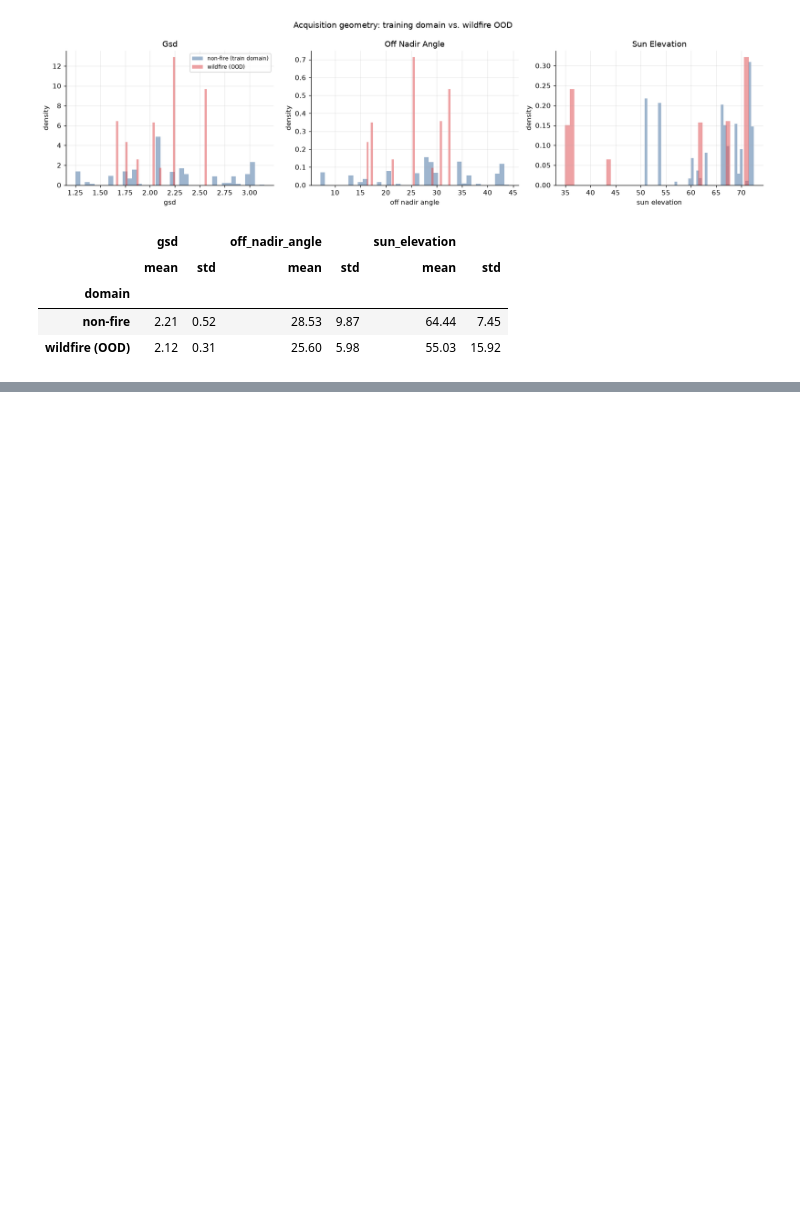
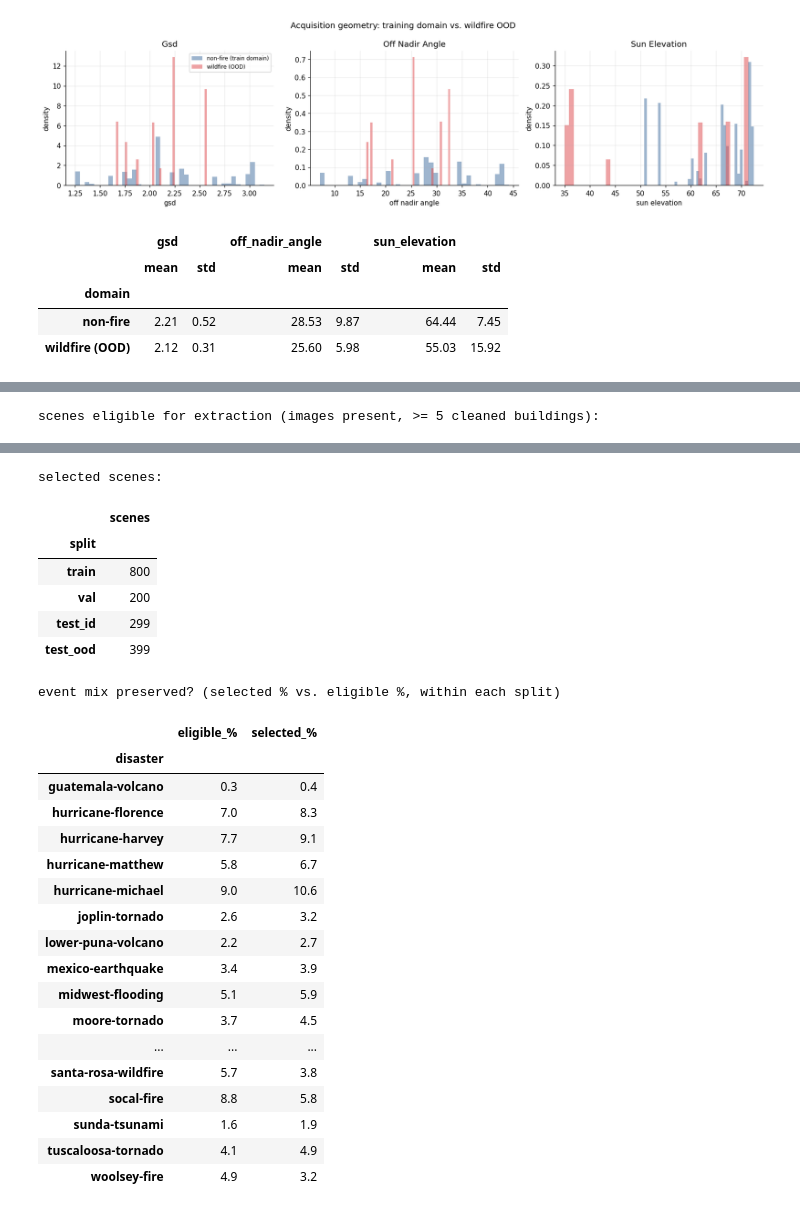
Before and after one commit to hitrova27-svg/satellite-disaster-damage-mapping, a Jupyter notebook: notebooks/data_cleaning_eda.ipynb, the cells around one changed output, grey strips where cells are left out. Drawn from its saved outputs; the diff is of its cells as text; code cells hidden in the pictures; blank space fills up the shorter version.

```diff
--- a/notebooks/data_cleaning_eda.ipynb
+++ b/notebooks/data_cleaning_eda.ipynb
@@ -12,9 +12,11 @@ All tables and figures are written to `results/eda/`.
 One cell holds every path and constant. `results/eda/cache/` stores the label scan so re-runs skip the slow pass.
 # %%
 from pathlib import Path
+from concurrent.futures import ThreadPoolExecutor
 import json
 import random
 import re
+import time
 import warnings
 
 import numpy as np
@@ -48,8 +50,16 @@ SPLIT_ORDER = ['train', 'val', 'test_id', 'test_ood']
 CLASS_COLORS = ['#4e79a7', '#59a14f', '#e15759', '#8c564b', '#b0b0b0', '#dddddd']
 FIRE_COLOR, NONFIRE_COLOR = '#e15759', '#4e79a7'
 
-# Patch-extraction parameters, shown here only so the geometry EDA can be read against them.
+# Patch-extraction parameters. PATCH_SIZE/BBOX_PAD/MIN_BBOX_PX are justified against the measured
+# bbox distribution in Section 4.4; the rest configure Section 7, which does the actual extraction.
 PATCH_SIZE, BBOX_PAD, MIN_BBOX_PX = 64, 10, 8
+MIN_BUILDINGS_PER_SCENE = 5     # scene-sampling filter (Section 7.1) — empty scenes waste extraction budget
+SCENE_BUDGET = {'train': 800, 'val': 200, 'test_id': 300, 'test_ood': 400}   # scenes extracted per split
+EXTRACT_WORKERS = 8             # threads for patch extraction — I/O-bound, PIL releases the GIL while decoding
+BLANK_FRAC, WHITE_LVL, BLACK_LVL = 0.98, 250, 6   # a crop this washed-out/blacked-out is rejected as content-free
+
+PATCHES_DIR = REPO_ROOT / 'work-pretrained' / 'patches'   # shared by both training notebooks
+PATCHES_DIR.mkdir(parents=True, exist_ok=True)
 
 plt.rcParams.update({'figure.dpi': 110, 'axes.grid': True, 'grid.alpha': 0.25,
                      'axes.spines.top': False, 'axes.spines.right': False})
@@ -57,6 +67,7 @@ plt.rcParams.update({'figure.dpi': 110, 'axes.grid': True, 'grid.alpha': 0.25,
 print('repository :', REPO_ROOT)
 print('xbd        :', XBD_DIR)
 print('outputs    :', OUTPUT_DIR)
+print('patches    :', PATCHES_DIR)
 # %% [output]
 repository : C:\Users\bhvns\Documents\University of Konstanz\Courses\satellite-disaster-damage-mapping
 xbd        : C:\Users\bhvns\Documents\University of Konstanz\Courses\satellite-disaster-damage-mapping\xbd
@@ -874,0 +957,39 @@ Run `scripts/prepare_splits.py` separately whenever split creation or validation
+# %%
+usable_counts = clean_buildings.groupby('scene_id').size().rename('n_usable')
+pool = (scenes.merge(usable_counts, left_on='scene_id', right_index=True, how='inner')
+              .merge(image_paths[['img_pre', 'img_post']], left_on='scene_id', right_index=True, how='inner'))
+pool = pool[pool.n_usable >= MIN_BUILDINGS_PER_SCENE]
+
+print('scenes eligible for extraction (images present, >= '
+      f'{MIN_BUILDINGS_PER_SCENE} cleaned buildings):')
+display(pool['split'].value_counts().reindex(SPLIT_ORDER).rename('eligible').to_frame()
+        .assign(budget=[SCENE_BUDGET[split] for split in SPLIT_ORDER]))
+
+
+def sample_scenes(group, n):
+    """Stratified-by-event sample of n scenes, proportional to each event's share of the group."""
+    if len(group) <= n:
+        return group
+    share = group['disaster'].value_counts(normalize=True)
+    take = (share * n).round().astype(int).clip(lower=1)
+    picks = [g.sample(min(len(g), take.get(event, 1)), random_state=RANDOM_SEED)
+             for event, g in group.groupby('disaster')]
+    picks = pd.concat(picks)
+    if len(picks) > n:                                      # trim the rounding overshoot
+        picks = picks.sample(n, random_state=RANDOM_SEED)
+    return picks
+
+
+selected = pd.concat([sample_scenes(group, SCENE_BUDGET[split])
+                      for split, group in pool.groupby('split')], ignore_index=True)
+
+print('\nselected scenes:')
+display(selected['split'].value_counts().reindex(SPLIT_ORDER).rename('scenes').to_frame())
+print('\nevent mix preserved? (selected % vs. eligible %, within each split)')
+mix = pd.DataFrame({
+    'eligible_%': (100 * pool.groupby('disaster').size() / len(pool)).round(1),
+    'selected_%': (100 * selected.groupby('disaster').size() / len(selected)).round(1),
+}).fillna(0)
+display(mix)
+# %% [output]
+scenes eligible for extraction (images present, >= 5 cleaned buildings):
@@ -874,0 +1002,26 @@ Run `scripts/prepare_splits.py` separately whenever split creation or validation
+selected scenes:
+|  | scenes |
+| split |  |
+| train | 800 |
+| val | 200 |
+| test_id | 299 |
+| test_ood | 399 |
+event mix preserved? (selected % vs. eligible %, within each split)
+|  | eligible_% | selected_% |
+| disaster |  |  |
+| guatemala-volcano | 0.3 | 0.4 |
+| hurricane-florence | 7.0 | 8.3 |
+| hurricane-harvey | 7.7 | 9.1 |
+| hurricane-matthew | 5.8 | 6.7 |
+| hurricane-michael | 9.0 | 10.6 |
+| joplin-tornado | 2.6 | 3.2 |
+| lower-puna-volcano | 2.2 | 2.7 |
+| mexico-earthquake | 3.4 | 3.9 |
+| midwest-flooding | 5.1 | 5.9 |
+| moore-tornado | 3.7 | 4.5 |
+| ... | ... | ... |
+| santa-rosa-wildfire | 5.7 | 3.8 |
+| socal-fire | 8.8 | 5.8 |
+| sunda-tsunami | 1.6 | 1.9 |
+| tuscaloosa-tornado | 4.1 | 4.9 |
+| woolsey-fire | 4.9 | 3.2 |
```
Also changed, not shown: parts of 32 cells of this notebook, 17 other files.
